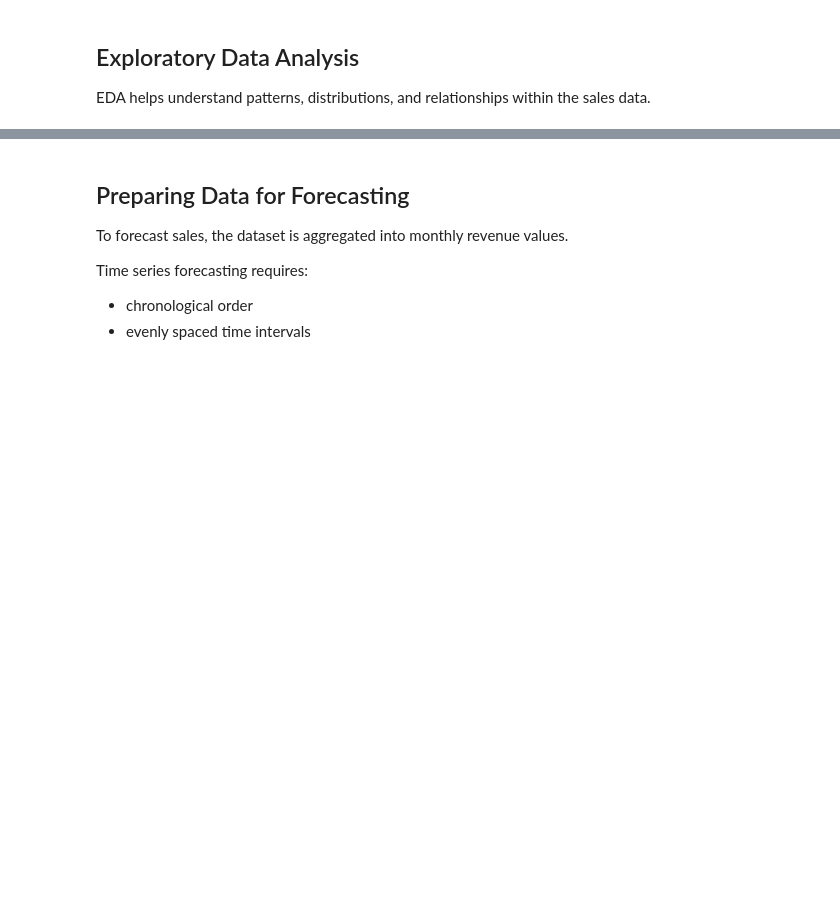
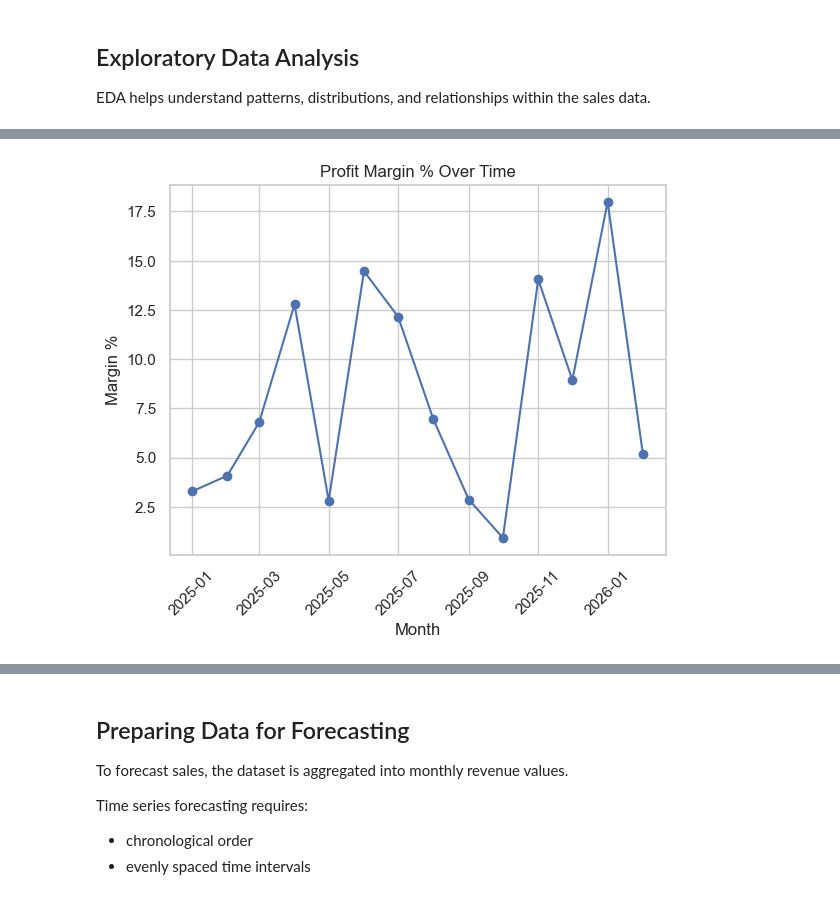
Before and after one commit to MuskanDhamuria/Koryori_Hayashi, a Jupyter notebook: Dashboard/Calculations/calculate.ipynb, the cells around one changed output, grey strips where cells are left out. Drawn from its saved outputs; the diff is of its cells as text; code cells hidden in the pictures; blank space fills up the shorter version.

```diff
--- a/Dashboard/Calculations/calculate.ipynb
+++ b/Dashboard/Calculations/calculate.ipynb
@@ -223,0 +325,13 @@ Dashboard components include:
+# %%
+# Profit Margin Trend
+monthly['Margin %'] = (monthly['Profit / Loss'] / monthly['Total Sales']) * 100
+
+plt.figure()
+plt.plot(monthly['Month'], monthly['Margin %'], marker='o')
+plt.title("Profit Margin % Over Time")
+plt.xlabel("Month")
+plt.ylabel("Margin %")
+plt.xticks(rotation=45)
+plt.show()
+# %% [output]
+[figure, added]
```
Also changed, not shown: parts of 18 cells of this notebook.
